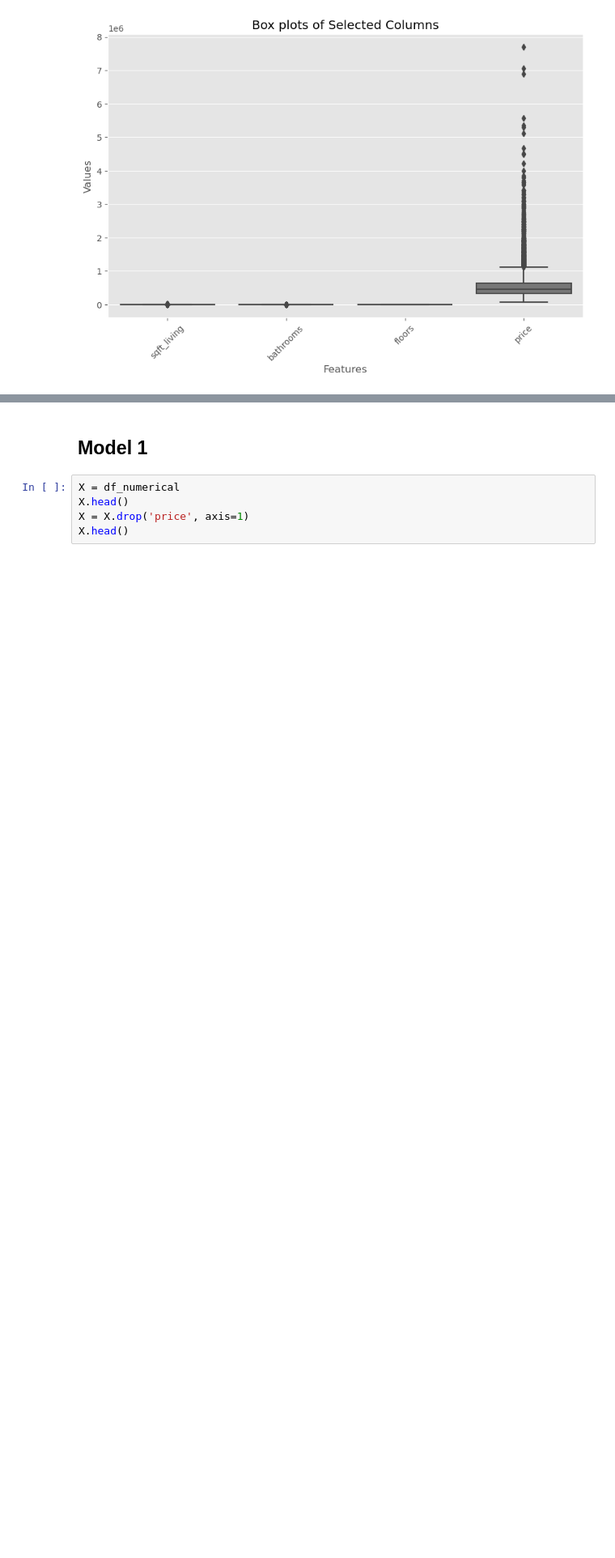
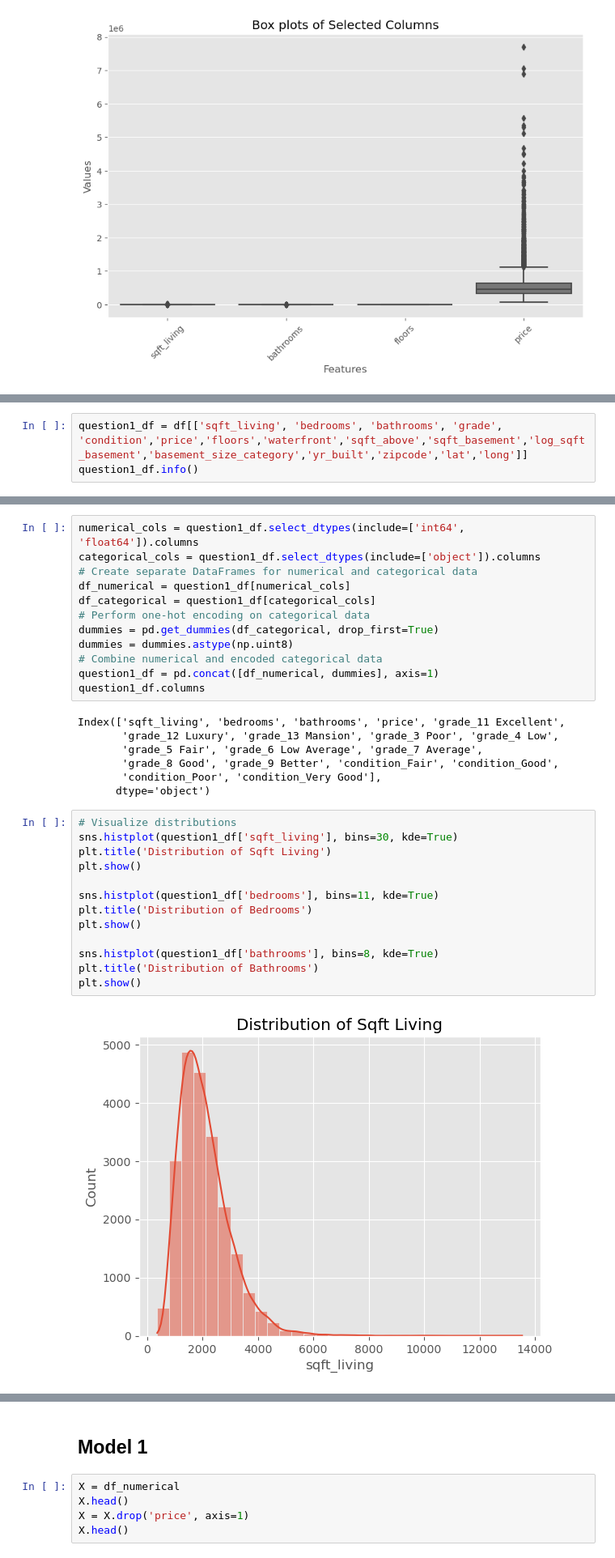
Before and after one commit to Bennie-Kibet/Phase-2-project, a Jupyter notebook: Work/Victor.ipynb, the cells around one changed output, grey strips where cells are left out. Shown at 81% size. Drawn from its saved outputs; the diff is of its cells as text; blank space fills up the shorter version.

```diff
--- a/Work/Victor.ipynb
+++ b/Work/Victor.ipynb
@@ -524,0 +550,3 @@ plt.show()
+# %%
+question1_df = df[['sqft_living', 'bedrooms', 'bathrooms', 'grade', 'condition','price','floors','waterfront','sqft_above','sqft_basement','log_sqft_basement','basement_size_category','yr_built','zipcode','lat','long']]
+question1_df.info()
@@ -524,0 +588,34 @@ plt.show()
+# %%
+numerical_cols = question1_df.select_dtypes(include=['int64', 'float64']).columns
+categorical_cols = question1_df.select_dtypes(include=['object']).columns
+# Create separate DataFrames for numerical and categorical data
+df_numerical = question1_df[numerical_cols]
+df_categorical = question1_df[categorical_cols]
+# Perform one-hot encoding on categorical data
+dummies = pd.get_dummies(df_categorical, drop_first=True)
+dummies = dummies.astype(np.uint8)
+# Combine numerical and encoded categorical data
+question1_df = pd.concat([df_numerical, dummies], axis=1)
+question1_df.columns
+# %% [output]
+Index(['sqft_living', 'bedrooms', 'bathrooms', 'price', 'grade_11 Excellent',
+       'grade_12 Luxury', 'grade_13 Mansion', 'grade_3 Poor', 'grade_4 Low',
+       'grade_5 Fair', 'grade_6 Low Average', 'grade_7 Average',
+       'grade_8 Good', 'grade_9 Better', 'condition_Fair', 'condition_Good',
+       'condition_Poor', 'condition_Very Good'],
+      dtype='object')
+# %%
+# Visualize distributions
+sns.histplot(question1_df['sqft_living'], bins=30, kde=True)
+plt.title('Distribution of Sqft Living')
+plt.show()
+
+sns.histplot(question1_df['bedrooms'], bins=11, kde=True)
+plt.title('Distribution of Bedrooms')
+plt.show()
+
+sns.histplot(question1_df['bathrooms'], bins=8, kde=True)
+plt.title('Distribution of Bathrooms')
+plt.show()
+# %% [output]
+[figure, added]
```
Also changed, not shown: parts of 12 cells of this notebook.
